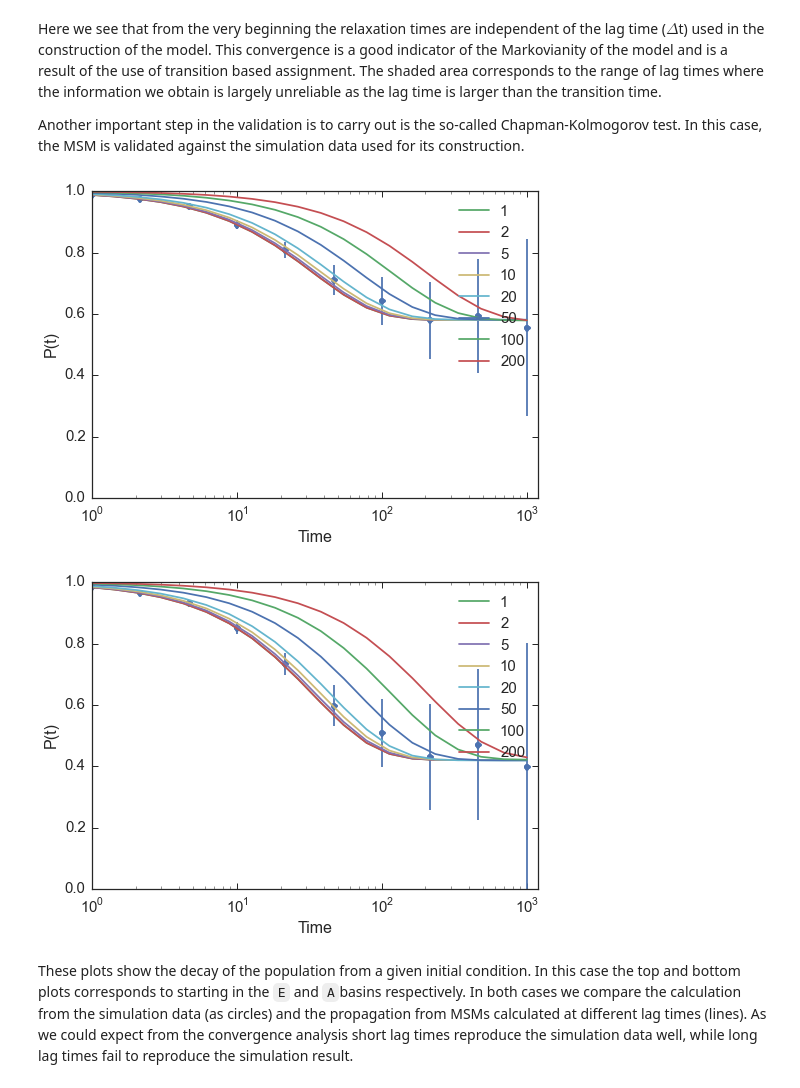
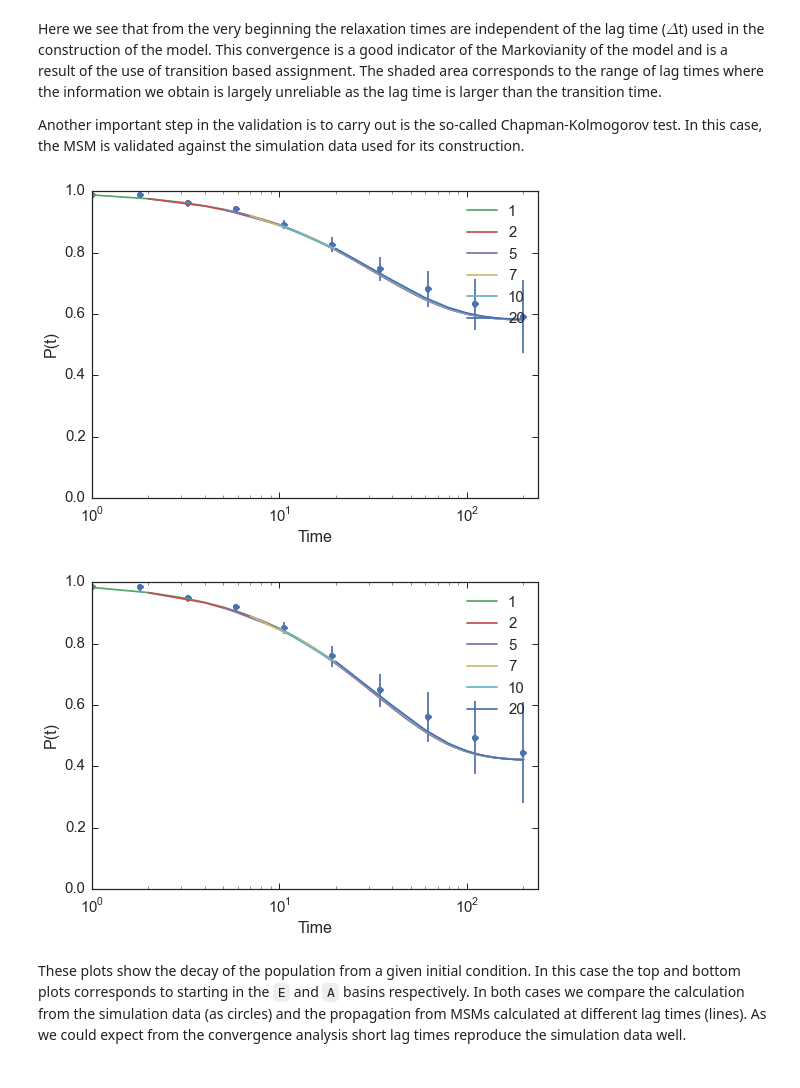
Before and after one commit to BioKT/MasterMSM, a Jupyter notebook: examples/alanine_dipeptide/ala_dipeptide.ipynb, the cells around one changed output. Drawn from its saved outputs; the diff is of its cells as text; code cells hidden in the pictures.

Commit message:
[examples] alaTB working with correct propagationT

```diff
--- a/examples/alanine_dipeptide/ala_dipeptide.ipynb
+++ b/examples/alanine_dipeptide/ala_dipeptide.ipynb
@@ -162,10 +125,10 @@ Here we see that from the very beginning the relaxation times are independent of
 
 Another important step in the validation is to carry out is the so-called Chapman-Kolmogorov test. In this case, the MSM is validated against the simulation data used for its construction.
 # %%
-msm_alaTB.ck_test(time=[1, 2, 5, 10, 20, 50, 100, 200], init=['E'])
-msm_alaTB.ck_test(time=[1, 2, 5, 10, 20, 50, 100, 200], init=['A'])
+msm_alaTB.ck_test(time=[1, 2, 5, 7, 10, 20], init=['E'])
+msm_alaTB.ck_test(time=[1, 2, 5, 7, 10, 20], init=['A'])
 # %% [output]
-[figure, old version]
+[figure, new version]
-[figure, old version]
+[figure, new version]
 # %% [markdown]
-These plots show the decay of the population from a given initial condition. In this case the top and bottom plots corresponds to starting in the `E` and `A`basins respectively. In both cases we compare the calculation from the simulation data (as circles) and the propagation from MSMs calculated at different lag times (lines). As we could expect from the convergence analysis short lag times reproduce the simulation data well, while long lag times fail to reproduce the simulation result.
+These plots show the decay of the population from a given initial condition. In this case the top and bottom plots corresponds to starting in the `E` and `A` basins respectively. In both cases we compare the calculation from the simulation data (as circles) and the propagation from MSMs calculated at different lag times (lines). As we could expect from the convergence analysis short lag times reproduce the simulation data well.
```
Also changed, not shown: parts of 12 cells of this notebook.
